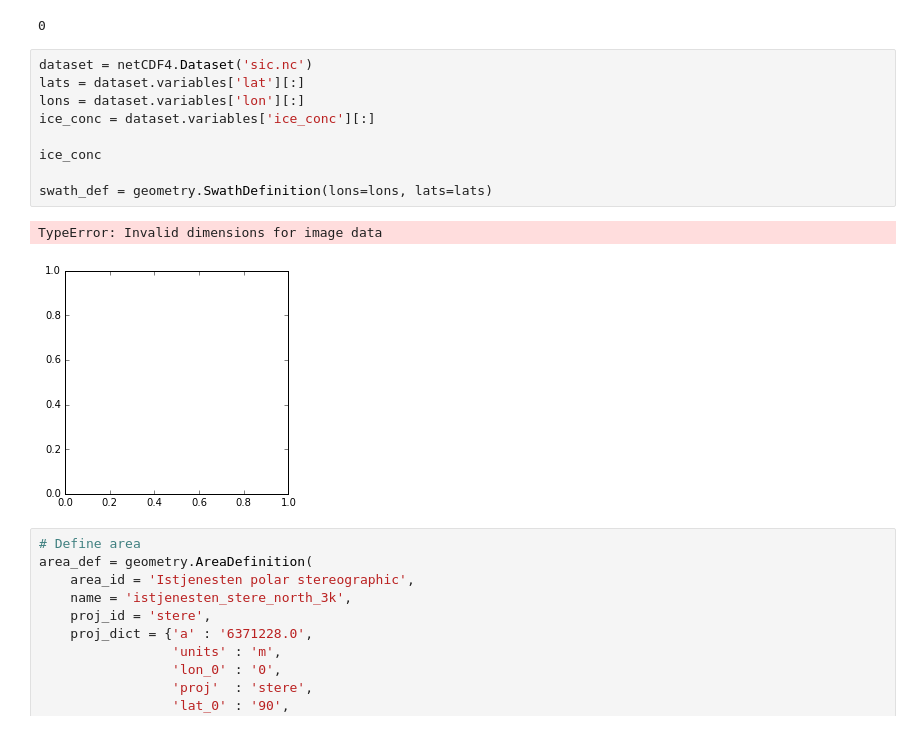
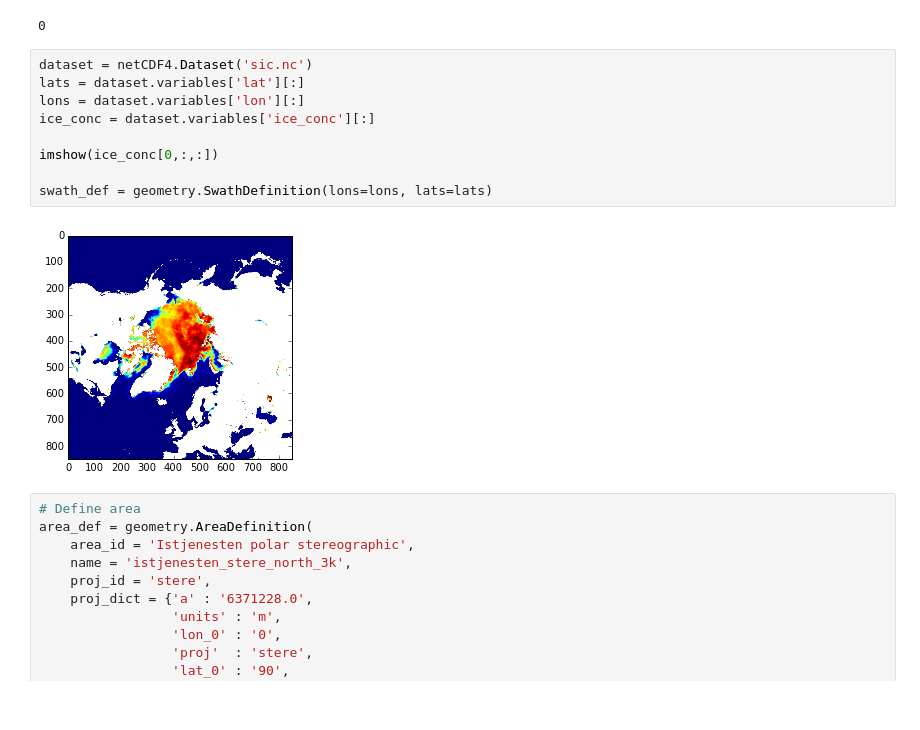
Before and after one commit to foss-sat/pytroll-demo, a Jupyter notebook: pyresample_demo.ipynb, the cells around one changed output. Drawn from its saved outputs; the diff is of its cells as text.

Commit message:
Use osi saf data

```diff
--- a/pyresample_demo.ipynb
+++ b/pyresample_demo.ipynb
@@ -20,15 +20,14 @@ os.system("wget ftp://osisaf.met.no/reprocessed/ice/conc/v1p1/2008/07/ice_conc_n
 # %%
 dataset = netCDF4.Dataset('sic.nc')
 lats = dataset.variables['lat'][:]
 lons = dataset.variables['lon'][:]
 ice_conc = dataset.variables['ice_conc'][:]
 
-ice_conc
+imshow(ice_conc[0,:,:])
 
 swath_def = geometry.SwathDefinition(lons=lons, lats=lats)
 # %% [output]
-TypeError: Invalid dimensions for image data
-[figure, old version]
+[figure, new version]
 # %%
 # Define area
 area_def = geometry.AreaDefinition(
```
